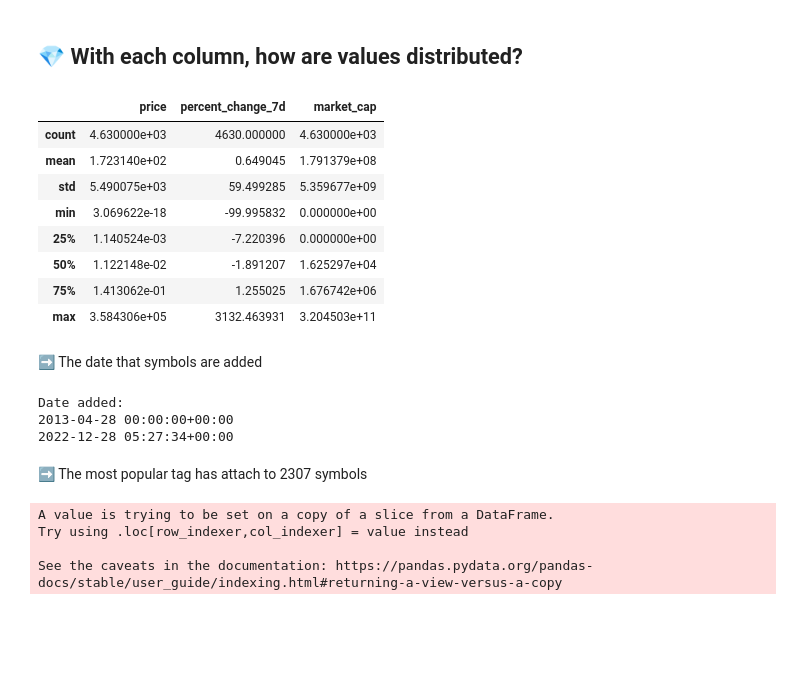
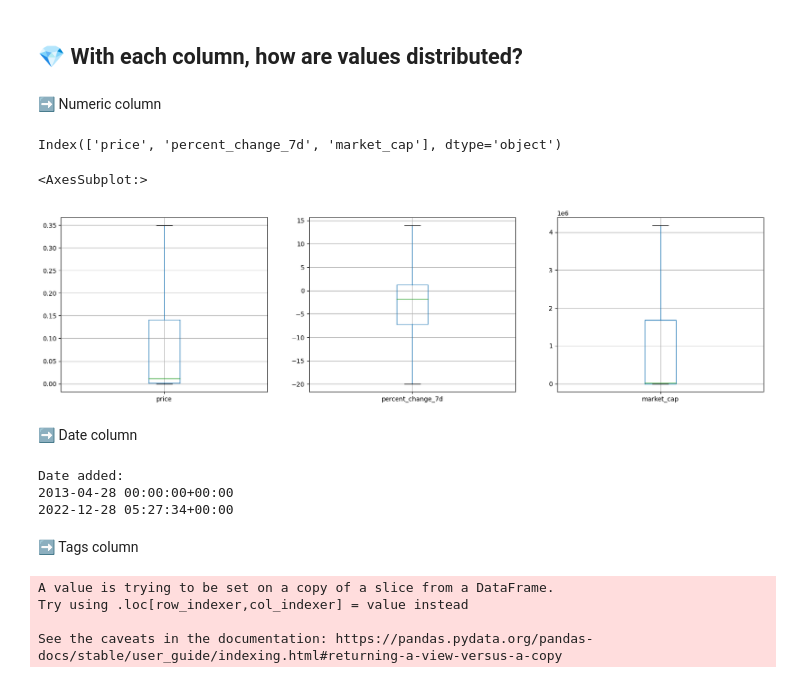
Before and after one commit to nhatruong1009/CryptoPrediction, a Jupyter notebook: src/explore/Q_Data_Exploration.ipynb, the cells around one changed output. Cells and saved outputs as stored; diff of their text form; code cells hidden in the pictures; blank space fills up the shorter version.

```diff
--- a/src/exploring/Q_Data_Exploration.ipynb
+++ b/src/explore/Q_Data_Exploration.ipynb
@@ -276,20 +294,23 @@ symbols
 4630 rows × 6 columns
 # %% [markdown]
 ## 💎 With each column, how are values distributed?
-# %%
-symbols.describe()
-# %% [output]
-|  | price | percent_change_7d | market_cap |
-| count | 4.630000e+03 | 4630.000000 | 4.630000e+03 |
-| mean | 1.723140e+02 | 0.649045 | 1.791379e+08 |
-| std | 5.490075e+03 | 59.499285 | 5.359677e+09 |
-| min | 3.069622e-18 | -99.995832 | 0.000000e+00 |
-| 25% | 1.140524e-03 | -7.220396 | 0.000000e+00 |
-| 50% | 1.122148e-02 | -1.891207 | 1.625297e+04 |
-| 75% | 1.413062e-01 | 1.255025 | 1.676742e+06 |
-| max | 3.584306e+05 | 3132.463931 | 3.204503e+11 |
 # %% [markdown]
-<p style="margin-left:2rem">➡️ The date that symbols are added</p>
+<p style="margin-left:2rem">➡️ Numeric column</p>
+# %%
+numeric_columns = symbols.select_dtypes(include=['float64']).columns
+numeric_columns
+# %% [output]
+Index(['price', 'percent_change_7d', 'market_cap'], dtype='object')
+# %%
+fig2, axes2 = plt.subplots(nrows=1, ncols=3, figsize=(20, 5))
+symbols.boxplot(column=numeric_columns[0], showfliers=False, ax=axes2[0])
+symbols.boxplot(column=numeric_columns[1], showfliers=False, ax=axes2[1])
+symbols.boxplot(column=numeric_columns[2], showfliers=False, ax=axes2[2])
+# %% [output]
+<AxesSubplot:>
+[figure, added]
+# %% [markdown]
+<p style="margin-left:2rem">➡️ Date column</p>
 # %%
 print("Date added: ")
 print(symbols["date_added"].min())
@@ -299,7 +320,7 @@ Date added:
 2013-04-28 00:00:00+00:00
 2022-12-28 05:27:34+00:00
 # %% [markdown]
-<p style="margin-left:2rem">➡️ The most popular tag has attach to 2307 symbols</p>
+<p style="margin-left:2rem">➡️ Tags column</p>
 # %%
 symbols["tags"] = symbols["tags"].apply(lambda x: str(x).split(","))
 symbols_with_tags_df = symbols.explode("tags")
```
Also changed, not shown: parts of 5 cells of this notebook, 4 other files.
